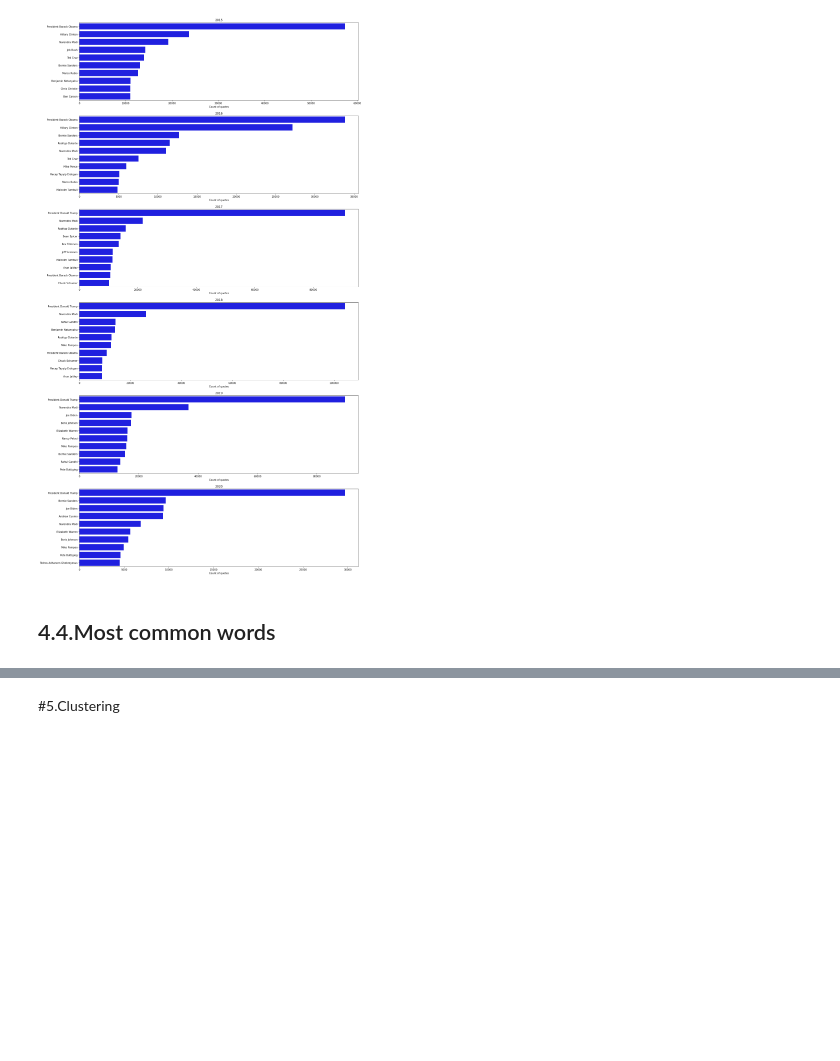
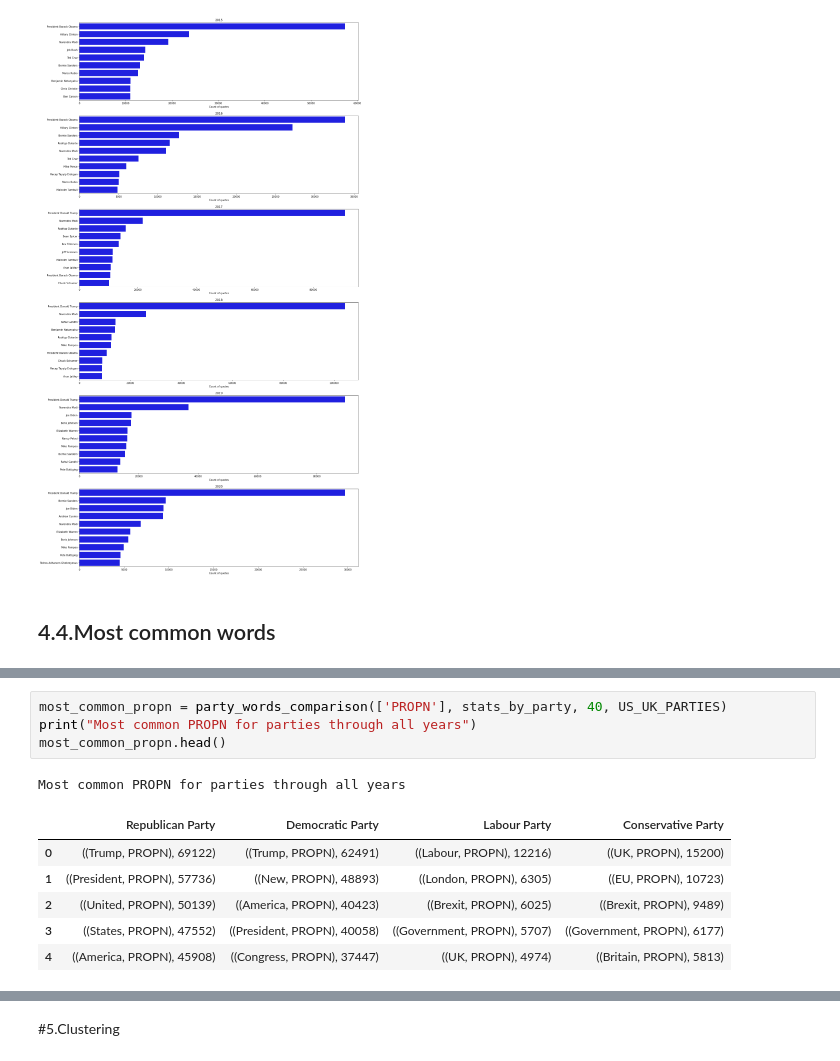
Before and after one commit to epfl-ada/ada-2021-project-acmu, a Jupyter notebook: project_notebook.ipynb, the cells around one changed output, grey strips where cells are left out. Drawn from its saved outputs; the diff is of its cells as text; blank space fills up the shorter version.

```diff
--- a/project_notebook.ipynb
+++ b/project_notebook.ipynb
@@ -1022,0 +1126,12 @@ The most common words of all parties
+# %%
+most_common_propn = party_words_comparison(['PROPN'], stats_by_party, 40, US_UK_PARTIES)
+print("Most common PROPN for parties through all years")
+most_common_propn.head()
+# %% [output]
+Most common PROPN for parties through all years
+|  | Republican Party | Democratic Party | Labour Party | Conservative Party |
+| 0 | ((Trump, PROPN), 69122) | ((Trump, PROPN), 62491) | ((Labour, PROPN), 12216) | ((UK, PROPN), 15200) |
+| 1 | ((President, PROPN), 57736) | ((New, PROPN), 48893) | ((London, PROPN), 6305) | ((EU, PROPN), 10723) |
+| 2 | ((United, PROPN), 50139) | ((America, PROPN), 40423) | ((Brexit, PROPN), 6025) | ((Brexit, PROPN), 9489) |
+| 3 | ((States, PROPN), 47552) | ((President, PROPN), 40058) | ((Government, PROPN), 5707) | ((Government, PROPN), 6177) |
+| 4 | ((America, PROPN), 45908) | ((Congress, PROPN), 37447) | ((UK, PROPN), 4974) | ((Britain, PROPN), 5813) |
```
Also changed, not shown: parts of 24 cells of this notebook.
